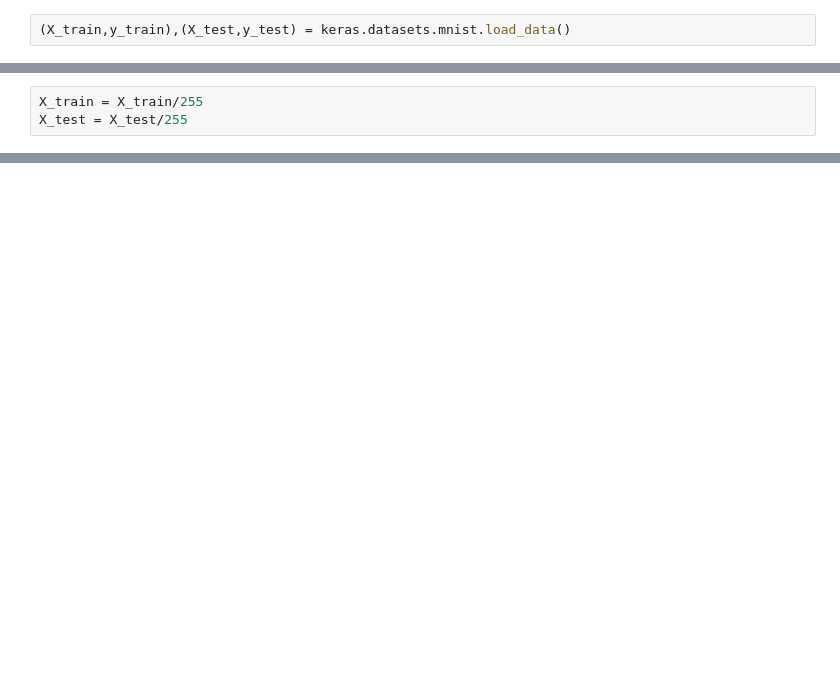
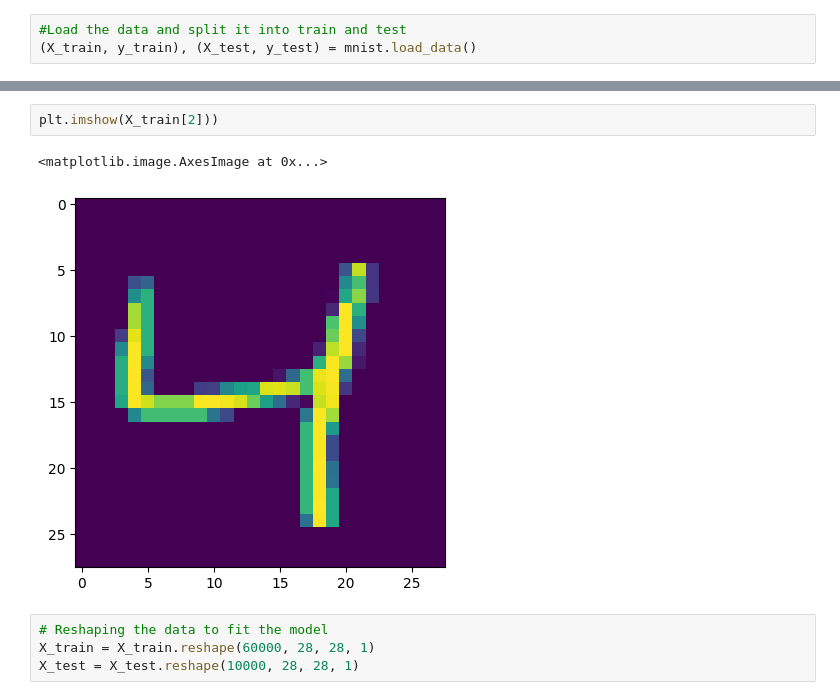
Before and after one commit to sidd1092/Guess_the_Digit, a Jupyter notebook: github.ipynb, the cells around one changed output, grey strips where cells are left out. Drawn from its saved outputs; the diff is of its cells as text; blank space fills up the shorter version.

Commit message:
update final model

```diff
--- a/github.ipynb
+++ b/github.ipynb
@@ -6,2 +11,3 @@ from tensorflow.keras.layers import Dense,Flatten
 # %%
-(X_train,y_train),(X_test,y_test) = keras.datasets.mnist.load_data()
+#Load the data and split it into train and test
+(X_train, y_train), (X_test, y_test) = mnist.load_data()
@@ -12,3 +13,0 @@ y_train
-# %%
-X_train = X_train/255
-X_test = X_test/255
@@ -16,0 +21,9 @@ X_train[0]
+# %%
+plt.imshow(X_train[2]))
+# %% [output]
+<matplotlib.image.AxesImage at 0x...>
+[figure, added]
+# %%
+# Reshaping the data to fit the model
+X_train = X_train.reshape(60000, 28, 28, 1)
+X_test = X_test.reshape(10000, 28, 28, 1)
```
Also changed, not shown: parts of 20 cells of this notebook, 4 other files.
